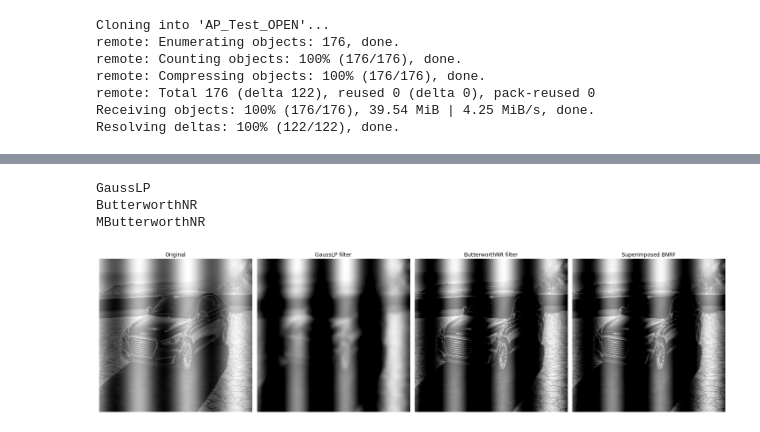
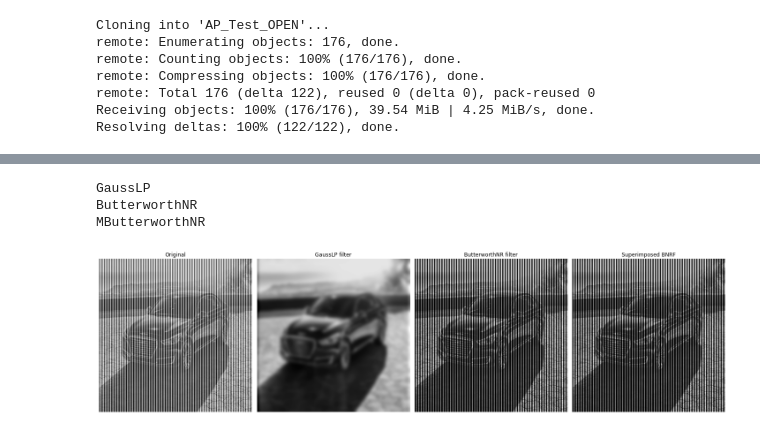
Before and after one commit to mckang6113875/AP_Test_OPEN, a Jupyter notebook: Image_Noise_Canceling_edit1.ipynb, the cells around one changed output, grey strips where cells are left out. Cells and saved outputs as stored; diff of their text form; code cells hidden in the pictures.

```diff
--- a/Image_Noise_Canceling_edit1.ipynb
+++ b/Image_Noise_Canceling_edit1.ipynb
@@ -19,7 +19,7 @@ import matplotlib.pyplot as plt
 N = 768 #half 384
 x = np.linspace(-np.pi,np.pi, N)
 
-sine1D = np.sin(1*x*np.pi)*1 #simple noise
+sine1D = np.sin(20*x*np.pi)*1 #simple noise
 #sine1D = 0*x #zero noise
 grating = np.tile(sine1D, (N,1))
 
@@ -240,36 +297,36 @@ def imgFrequencyFilter(img, lpTyper="GaussLP", radius=10):
         M, N = img.shape[:2]
         mask2 = np.ones(imgPad.shape)
         mask2[1::2, ::2] = -1
         mask2[::2, 1::2] = -1
         ifftCenPad = ifft.real * mask2
         # (8) Intercept the upper left corner, the size is equal to the input image
         imgFilter = ifftCenPad[:M, :N]
         imgFilter = np.clip(imgFilter, 0, imgFilter.max())
         imgFilter = np.uint8(normalize(imgFilter) * 255)
         return imgFilter
 
 # Using notch filtering to delete moire patterns in digital printed images
 # (1) Read original image
-img = img #cv2.imread("../images/Fig0464a.tif", flags=0)  # flags=0 read as grayscale image
+img1 = img2 #cv2.imread("../images/Fig0464a.tif", flags=0)  # flags=0 read as grayscale image
 fig = plt.figure(figsize=(20, 15))
-plt.subplot(141), plt.title("Original"), plt.axis('off'), plt.imshow(img, cmap='gray')
+plt.subplot(141), plt.title("Original"), plt.axis('off'), plt.imshow(img2, cmap='gray')
 
 # (2) Image Gaussian low pass filtering
-imgGLPF = imgFrequencyFilter(img, lpTyper="GaussLP", radius=30)  # Image Gaussian low pass filtering
+imgGLPF = imgFrequencyFilter(img2, lpTyper="GaussLP", radius=30)  # Image Gaussian low pass filtering
 plt.subplot(142), plt.title("GaussLP filter"), plt.axis('off'), plt.imshow(imgGLPF, cmap='gray')
 
 # (3) Image Butterworth notch band stop filtering
-imgBNRF = imgFrequencyFilter(img, lpTyper="ButterworthNR", radius=9)
+imgBNRF = imgFrequencyFilter(img2, lpTyper="ButterworthNR", radius=9)
 plt.subplot(143), plt.title("ButterworthNR filter"), plt.axis('off'), plt.imshow(imgBNRF, cmap='gray')
 
 # (4) Superimposed Butterworth notch band stop filtering
-imgSBNRF = imgFrequencyFilter(img, lpTyper="MButterworthNR", radius=9)
+imgSBNRF = imgFrequencyFilter(img2, lpTyper="MButterworthNR", radius=9)
 plt.subplot(144), plt.title("Superimposed BNRF"), plt.axis('off'), plt.imshow(imgSBNRF, cmap='gray')
 
 plt.tight_layout()
 plt.show()
 # %% [output]
 GaussLP
 ButterworthNR
 MButterworthNR
-[figure, old version]
+[figure, new version]
```
Also changed, not shown: parts of 4 cells of this notebook.
